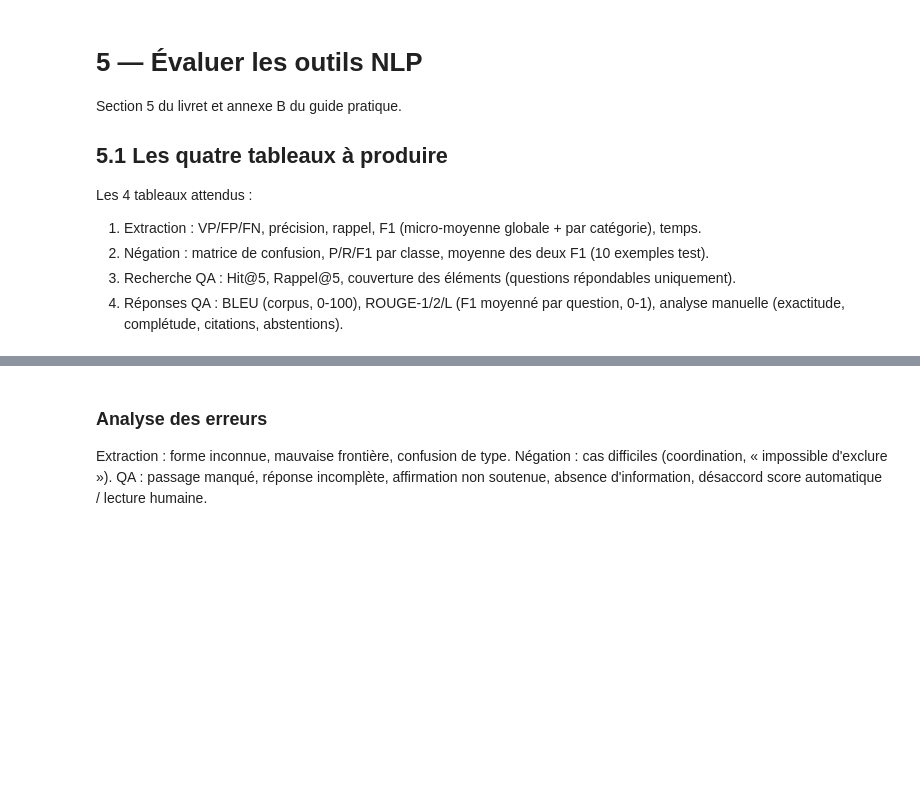
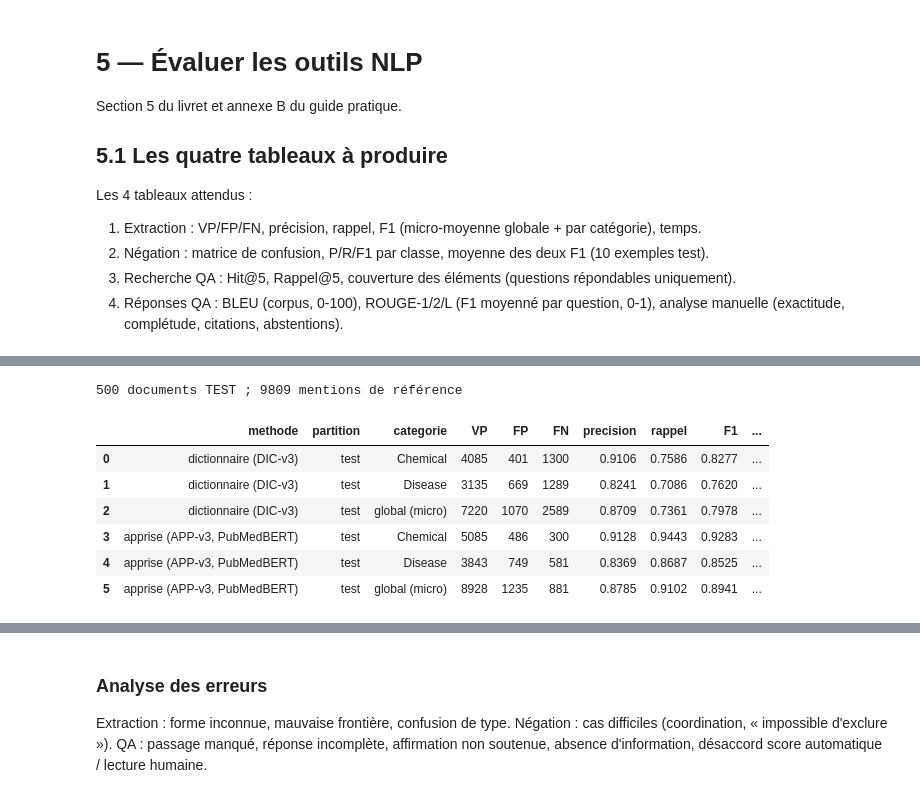
Before and after one commit to yam89421/NLP-SANTE-BC5CDR, a Jupyter notebook: notebooks/5_evaluation.ipynb, the cells around one changed output, grey strips where cells are left out. Cells and saved outputs as stored; diff of their text form; code cells hidden in the pictures; blank space fills up the shorter version.

```diff
--- a/notebooks/5_evaluation.ipynb
+++ b/notebooks/5_evaluation.ipynb
@@ -41,0 +21,43 @@ Exactitude (0-2), complétude, citations, abstentions — voir guide annexe B.5.
+# %%
+import sys, json
+from pathlib import Path
+
+import pandas as pd
+
+RACINE = Path.cwd().parent
+sys.path.insert(0, str(RACINE))
+
+from tals import erreurs
+from src.cdr import charger_jsonl, mentions_reference
+from src.extraction import tableau_scores, lire_predictions
+
+EXTRACTION = RACINE / "resultats" / "extraction"
+documents = charger_jsonl(RACINE / "data" / "corpus_extraction.jsonl")
+test = [d for d in documents if d.partition == "test"]
+ref_test = mentions_reference(test)
+docs_test = {d.document_id for d in test}
+print(len(test), "documents TEST ;", len(ref_test), "mentions de référence")
+
+METHODES = {   # nom dans le tableau : (fichier de prédictions, fichier de configuration, clé du temps TEST)
+    "dictionnaire (DIC-v3)": ("predictions_dictionnaire_v3_test.jsonl", "dictionnaire_v3_config_gelee.json",
+                              ("temps_s", "extraction_test")),
+    "apprise (APP-v3, PubMedBERT)": ("predictions_apprise_v3_test.jsonl", "apprise_v3_config_gelee.json",
+                                     ("temps_s", "prediction_test")),
+}
+preds, tableaux = {}, []
+for nom, (fichier, config, (a, b)) in METHODES.items():
+    preds[nom] = {m for m in lire_predictions(EXTRACTION / fichier) if m.doc in docs_test}
+    temps = json.loads((EXTRACTION / config).read_text(encoding="utf-8"))[a][b]
+    tableaux.append(tableau_scores(ref_test, preds[nom], nom, "test", temps))
+scores_test = pd.concat(tableaux, ignore_index=True)
+scores_test.to_csv(EXTRACTION / "scores_test.csv", index=False)
+scores_test
+# %% [output]
+500 documents TEST ; 9809 mentions de référence
+|  | methode | partition | categorie | VP | FP | FN | precision | rappel | F1 | ... |
+| 0 | dictionnaire (DIC-v3) | test | Chemical | 4085 | 401 | 1300 | 0.9106 | 0.7586 | 0.8277 | ... |
+| 1 | dictionnaire (DIC-v3) | test | Disease | 3135 | 669 | 1289 | 0.8241 | 0.7086 | 0.7620 | ... |
+| 2 | dictionnaire (DIC-v3) | test | global (micro) | 7220 | 1070 | 2589 | 0.8709 | 0.7361 | 0.7978 | ... |
+| 3 | apprise (APP-v3, PubMedBERT) | test | Chemical | 5085 | 486 | 300 | 0.9128 | 0.9443 | 0.9283 | ... |
+| 4 | apprise (APP-v3, PubMedBERT) | test | Disease | 3843 | 749 | 581 | 0.8369 | 0.8687 | 0.8525 | ... |
+| 5 | apprise (APP-v3, PubMedBERT) | test | global (micro) | 8928 | 1235 | 881 | 0.8785 | 0.9102 | 0.8941 | ... |
```
Also changed, not shown: parts of 22 cells of this notebook, 48 other files.
